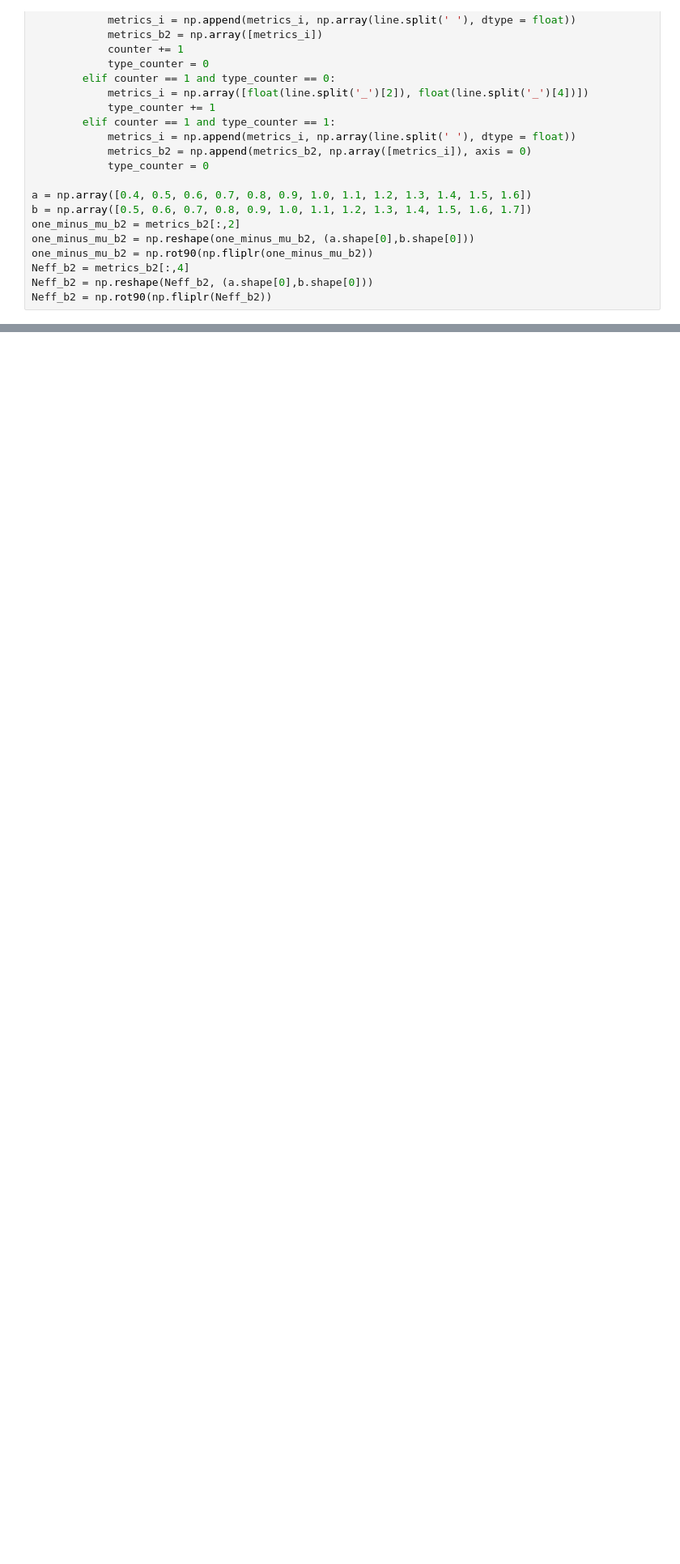
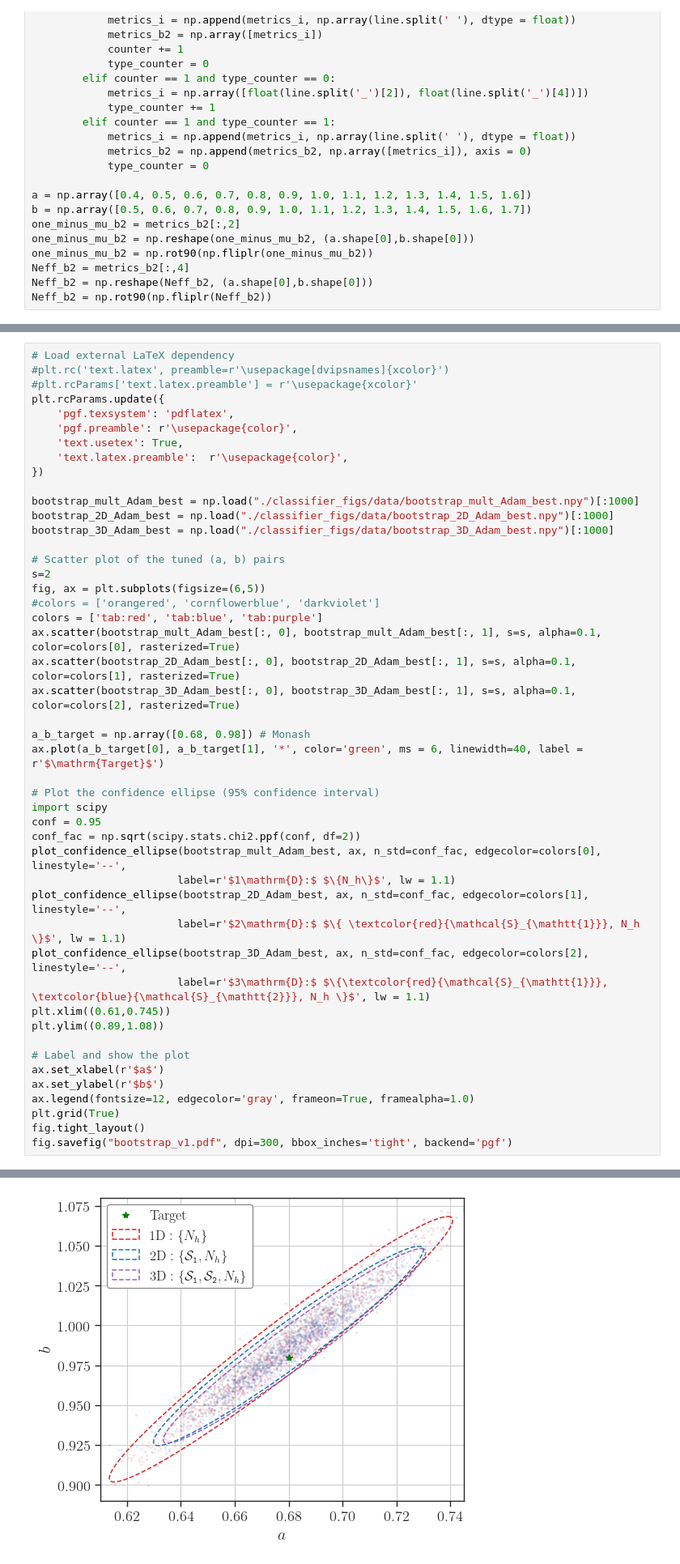
Before and after one commit to tonymenzo/hadronization-tune-mlrw, a Jupyter notebook: ARRG/draft_figures.ipynb, the cells around one changed output, grey strips where cells are left out. Shown at 81% size. Drawn from its saved outputs; the diff is of its cells as text; blank space fills up the shorter version.

```diff
--- a/ARRG/draft_figures.ipynb
+++ b/ARRG/draft_figures.ipynb
@@ -385,0 +621,48 @@ fig.savefig(r'reweighting_metrics.pdf', dpi = 300, pad_inches = .1, bbox_inches
+# %%
+# Load external LaTeX dependency
+#plt.rc('text.latex', preamble=r'\usepackage[dvipsnames]{xcolor}')
+#plt.rcParams['text.latex.preamble'] = r'\usepackage{xcolor}'
+plt.rcParams.update({
+    'pgf.texsystem': 'pdflatex',
+    'pgf.preamble': r'\usepackage{color}',
+    'text.usetex': True,
+    'text.latex.preamble':  r'\usepackage{color}',
+})
+
+bootstrap_mult_Adam_best = np.load("./classifier_figs/data/bootstrap_mult_Adam_best.npy")[:1000]
+bootstrap_2D_Adam_best = np.load("./classifier_figs/data/bootstrap_2D_Adam_best.npy")[:1000]
+bootstrap_3D_Adam_best = np.load("./classifier_figs/data/bootstrap_3D_Adam_best.npy")[:1000]
+
+# Scatter plot of the tuned (a, b) pairs
+s=2
+fig, ax = plt.subplots(figsize=(6,5))
+#colors = ['orangered', 'cornflowerblue', 'darkviolet']
+colors = ['tab:red', 'tab:blue', 'tab:purple']
+ax.scatter(bootstrap_mult_Adam_best[:, 0], bootstrap_mult_Adam_best[:, 1], s=s, alpha=0.1, color=colors[0], rasterized=True)
+ax.scatter(bootstrap_2D_Adam_best[:, 0], bootstrap_2D_Adam_best[:, 1], s=s, alpha=0.1, color=colors[1], rasterized=True)
+ax.scatter(bootstrap_3D_Adam_best[:, 0], bootstrap_3D_Adam_best[:, 1], s=s, alpha=0.1, color=colors[2], rasterized=True)
+
+a_b_target = np.array([0.68, 0.98]) # Monash
+ax.plot(a_b_target[0], a_b_target[1], '*', color='green', ms = 6, linewidth=40, label = r'$\mathrm{Target}$')
+
+# Plot the confidence ellipse (95% confidence interval)
+import scipy
+conf = 0.95
+conf_fac = np.sqrt(scipy.stats.chi2.ppf(conf, df=2))
+plot_confidence_ellipse(bootstrap_mult_Adam_best, ax, n_std=conf_fac, edgecolor=colors[0], linestyle='--',
+                       label=r'$1\mathrm{D}:$ $\{N_h\}$', lw = 1.1)
+plot_confidence_ellipse(bootstrap_2D_Adam_best, ax, n_std=conf_fac, edgecolor=colors[1], linestyle='--',
+                       label=r'$2\mathrm{D}:$ $\{ \textcolor{red}{\mathcal{S}_{\mathtt{1}}}, N_h \}$', lw = 1.1)
+plot_confidence_ellipse(bootstrap_3D_Adam_best, ax, n_std=conf_fac, edgecolor=colors[2], linestyle='--',
+                       label=r'$3\mathrm{D}:$ $\{\textcolor{red}{\mathcal{S}_{\mathtt{1}}}, \textcolor{blue}{\mathcal{S}_{\mathtt{2}}}, N_h \}$', lw = 1.1)
+plt.xlim((0.61,0.745))
+plt.ylim((0.89,1.08))
+
+# Label and show the plot
+ax.set_xlabel(r'$a$')
+ax.set_ylabel(r'$b$')
+ax.legend(fontsize=12, edgecolor='gray', frameon=True, framealpha=1.0)
+plt.grid(True)
+fig.tight_layout()
+fig.savefig("bootstrap_v1.pdf", dpi=300, bbox_inches='tight', backend='pgf')
+# %% [output]
@@ -385,0 +675 @@ fig.savefig(r'reweighting_metrics.pdf', dpi = 300, pad_inches = .1, bbox_inches
+[figure, added]
```
Also changed, not shown: parts of 18 cells of this notebook.
